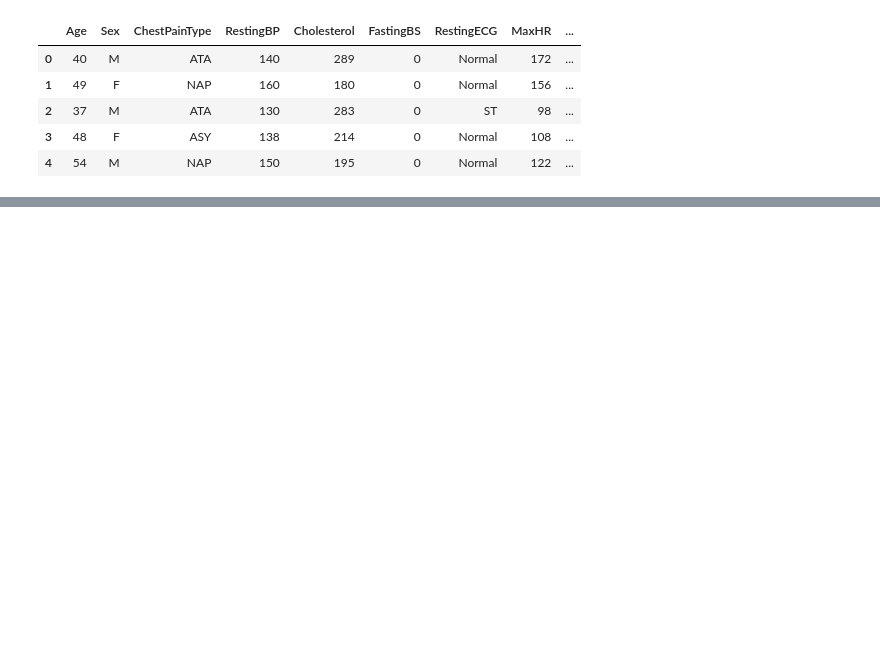
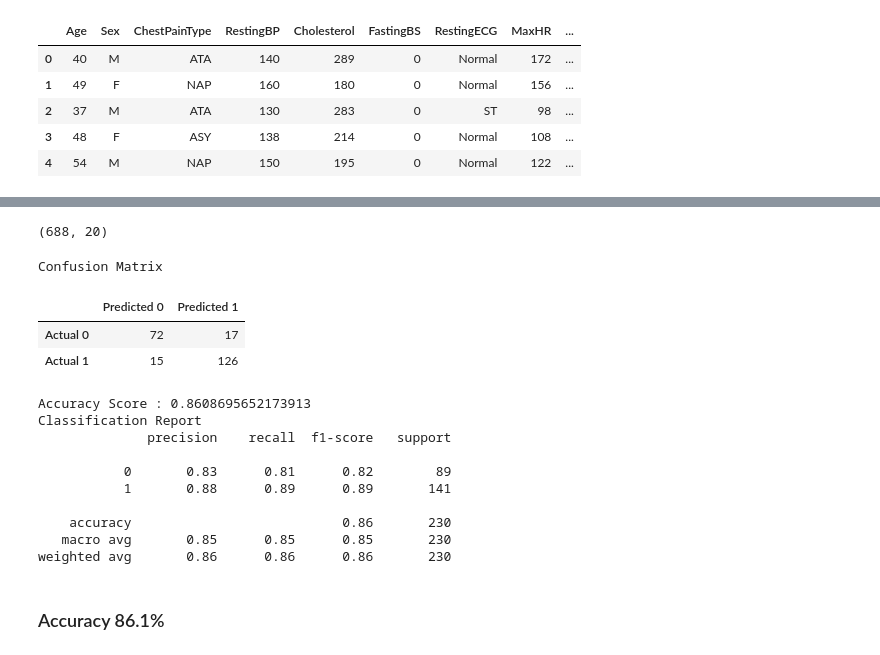
Before and after one commit to andrewjmack/coronary-disease-predictive-model, a Jupyter notebook: initial_EDA.ipynb, the cells around one changed output, grey strips where cells are left out. Saved outputs shown, nothing was run; the diff lists cells and outputs as text; code cells hidden in the pictures; blank space fills up the shorter version.

```diff
--- a/initial_EDA.ipynb
+++ b/initial_EDA.ipynb
@@ -294,0 +270,14 @@ Name: HeartDisease, dtype: float64
+# %%
+# Create a StandardScaler instances
+scaler = StandardScaler()
+
+# Fit the StandardScaler
+X_scaler = scaler.fit(X_train)
+
+# Scale the data
+X_train_scaled = X_scaler.transform(X_train)
+X_test_scaled = X_scaler.transform(X_test)
+
+print(X_train.shape)
+# %% [output]
+(688, 20)
@@ -294,0 +287,36 @@ Name: HeartDisease, dtype: float64
+# %%
+#Make predictions on heart disease through the model
+predictions = rf_model.predict(X_test_scaled)
+
+# Calculating the confusion matrix
+cm = confusion_matrix(y_test, predictions)
+cm_df = pd.DataFrame(
+    cm, index=["Actual 0", "Actual 1"], columns=["Predicted 0", "Predicted 1"]
+)
+
+# Calculating the accuracy score
+acc_score = accuracy_score(y_test, predictions)
+# %%
+# Displaying results
+print("Confusion Matrix")
+display(cm_df)
+print(f"Accuracy Score : {acc_score}")
+print("Classification Report")
+print(classification_report(y_test, predictions))
+# %% [output]
+Confusion Matrix
+|  | Predicted 0 | Predicted 1 |
+| Actual 0 | 72 | 17 |
+| Actual 1 | 15 | 126 |
+Accuracy Score : 0.8608695652173913
+Classification Report
+              precision    recall  f1-score   support
+
+           0       0.83      0.81      0.82        89
+           1       0.88      0.89      0.89       141
+
+    accuracy                           0.86       230
+   macro avg       0.85      0.85      0.85       230
+weighted avg       0.86      0.86      0.86       230
+# %% [markdown]
+### Accuracy 86.1%
```
Also changed, not shown: parts of 23 cells of this notebook.
